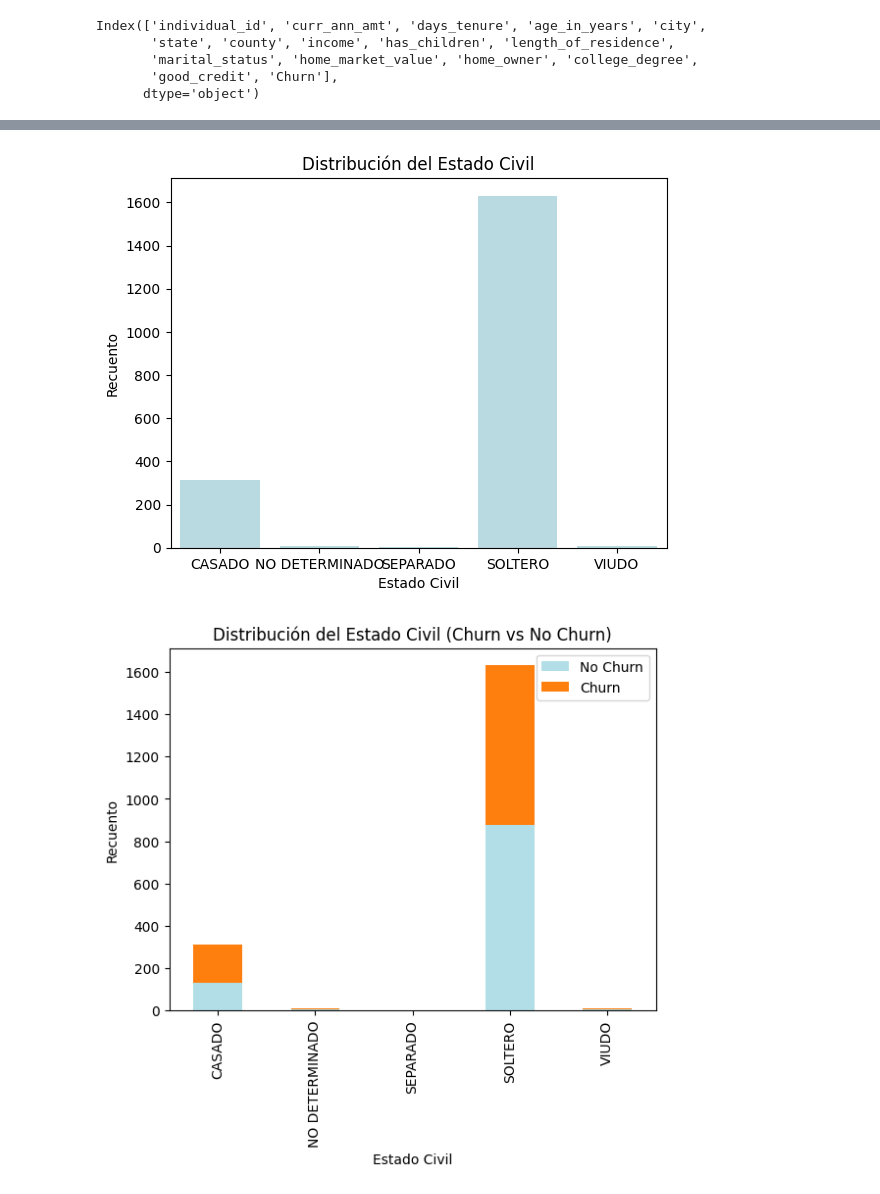
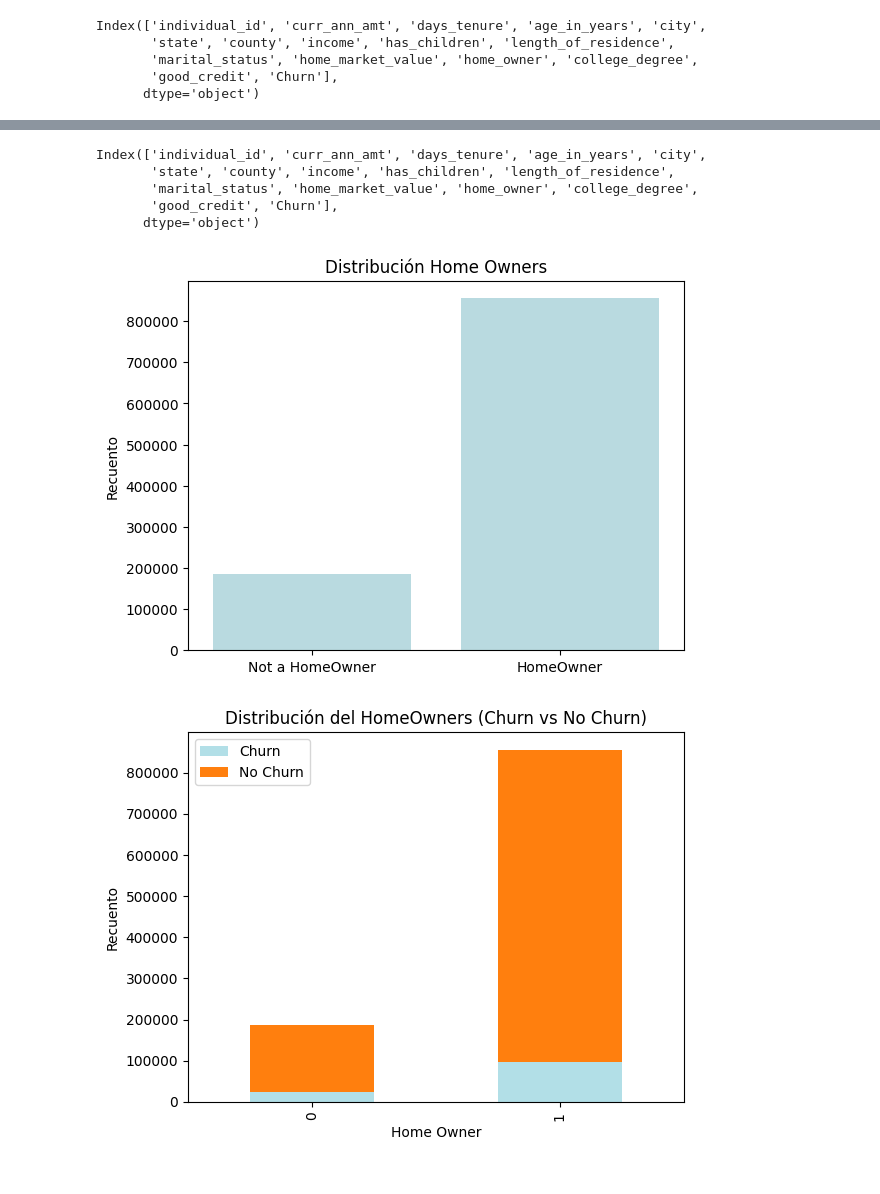
Before and after one commit to raphaelz306/DMC_Course, a Jupyter notebook: Integrador.ipynb, the cells around one changed output, grey strips where cells are left out. Drawn from its saved outputs; the diff is of its cells as text; code cells hidden in the pictures.

```diff
--- a/Integrador.ipynb
+++ b/Integrador.ipynb
@@ -152,28 +163,43 @@ plt.show()
+# %%
+DATA.columns
+# %% [output]
+Index(['individual_id', 'curr_ann_amt', 'days_tenure', 'age_in_years', 'city',
+       'state', 'county', 'income', 'has_children', 'length_of_residence',
+       'marital_status', 'home_market_value', 'home_owner', 'college_degree',
+       'good_credit', 'Churn'],
+      dtype='object')
 # %%
-# Obtener los recuentos de las categorías de estado civil
-estado_civil_counts = DATA['est_civil'].value_counts()
+# Mapear los valores numéricos a etiquetas descriptivas
+estado_civil_labels = {0: 'Not a HomeOwner', 1: 'HomeOwner'}
+
+# Obtener los recuentos de homeowners y mapear los valores
+estado_civil_counts = DATA['home_owner'].map(estado_civil_labels).value_counts()
 
 # Crear un gráfico de barras para la distribución del estado civil
 sns.barplot(x=estado_civil_counts.index, y=estado_civil_counts.values, color='#B2DFE7')
-plt.title('Distribución del Estado Civil')
-plt.xlabel('Estado Civil')
+plt.title('Distribución Home Owners')
+
 plt.ylabel('Recuento')
 plt.show()
 # %% [output]
-[figure, old version]
+[figure, new version]
 # %%
 import seaborn as sns
 import matplotlib.pyplot as plt
 
-# Obtener los recuentos de las categorías de estado civil por churn y no churn
-estado_civil_counts = DATA.groupby(['est_civil', 'target']).size().unstack()
+# Mapear los valores numéricos a etiquetas descriptivas
+home_owner_labels = {0: 'No Home Owner', 1: 'Home Owner'}
 
-# Crear un gráfico de barras para la distribución del estado civil
+# Obtener los recuentos de las categorías de estado civil por churn y no churn y mapear los valores
+estado_civil_counts = DATA.groupby(['home_owner', 'Churn']).size().unstack()
+estado_civil_counts.rename(columns=home_owner_labels, inplace=True)
+
+# Crear un gráfico de barras apiladas para la distribución del estado civil
 estado_civil_counts.plot(kind='bar', stacked=True, color=['#B2DFE7', '#FF7F0E'])
-plt.title('Distribución del Estado Civil (Churn vs No Churn)')
-plt.xlabel('Estado Civil')
+plt.title('Distribución del HomeOwners (Churn vs No Churn)')
+plt.xlabel('Home Owner')
 plt.ylabel('Recuento')
-plt.legend(labels=['No Churn', 'Churn'])
+plt.legend(labels=['Churn', 'No Churn'])
 plt.show()
 # %% [output]
-[figure, old version]
+[figure, new version]
```
Also changed, not shown: parts of 14 cells of this notebook.
